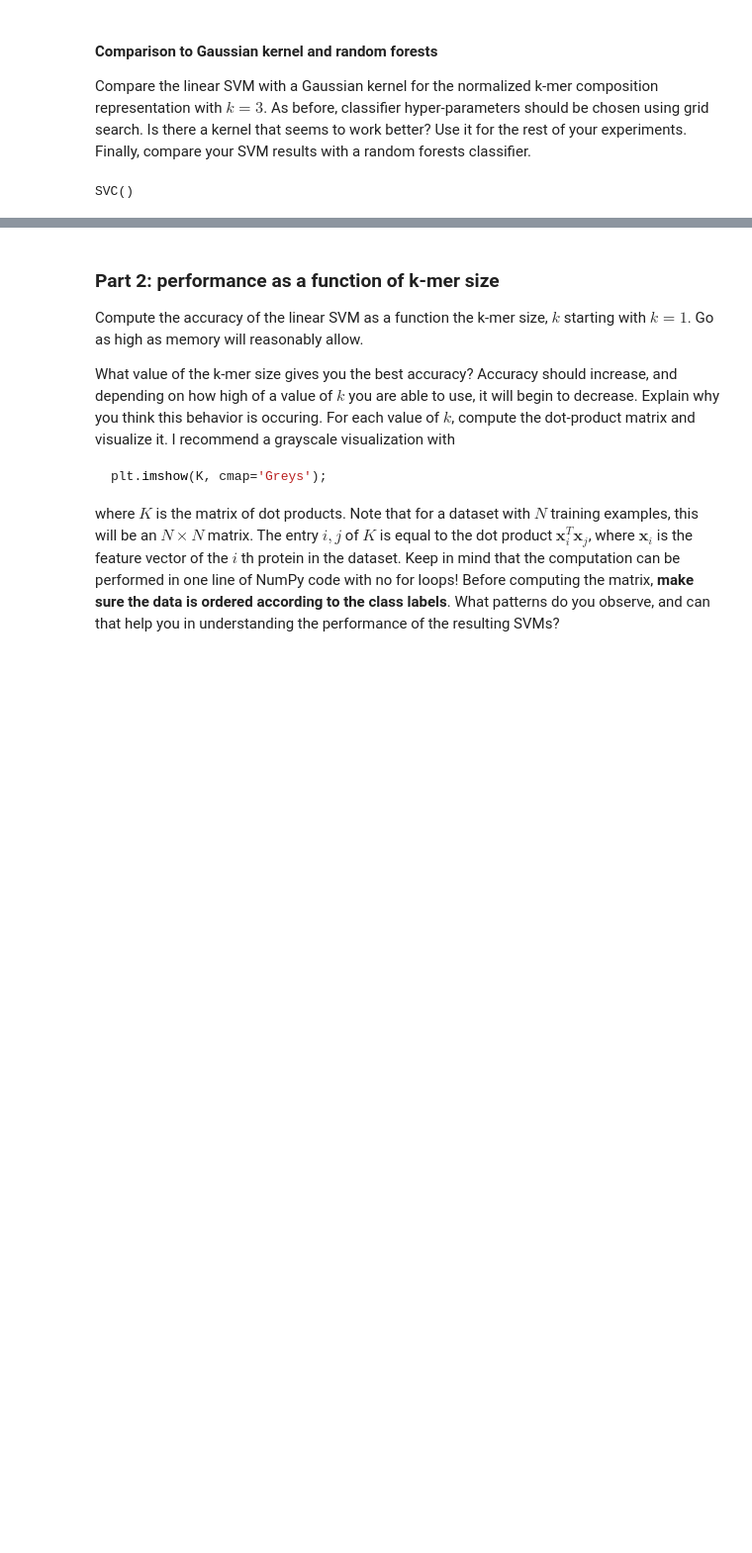
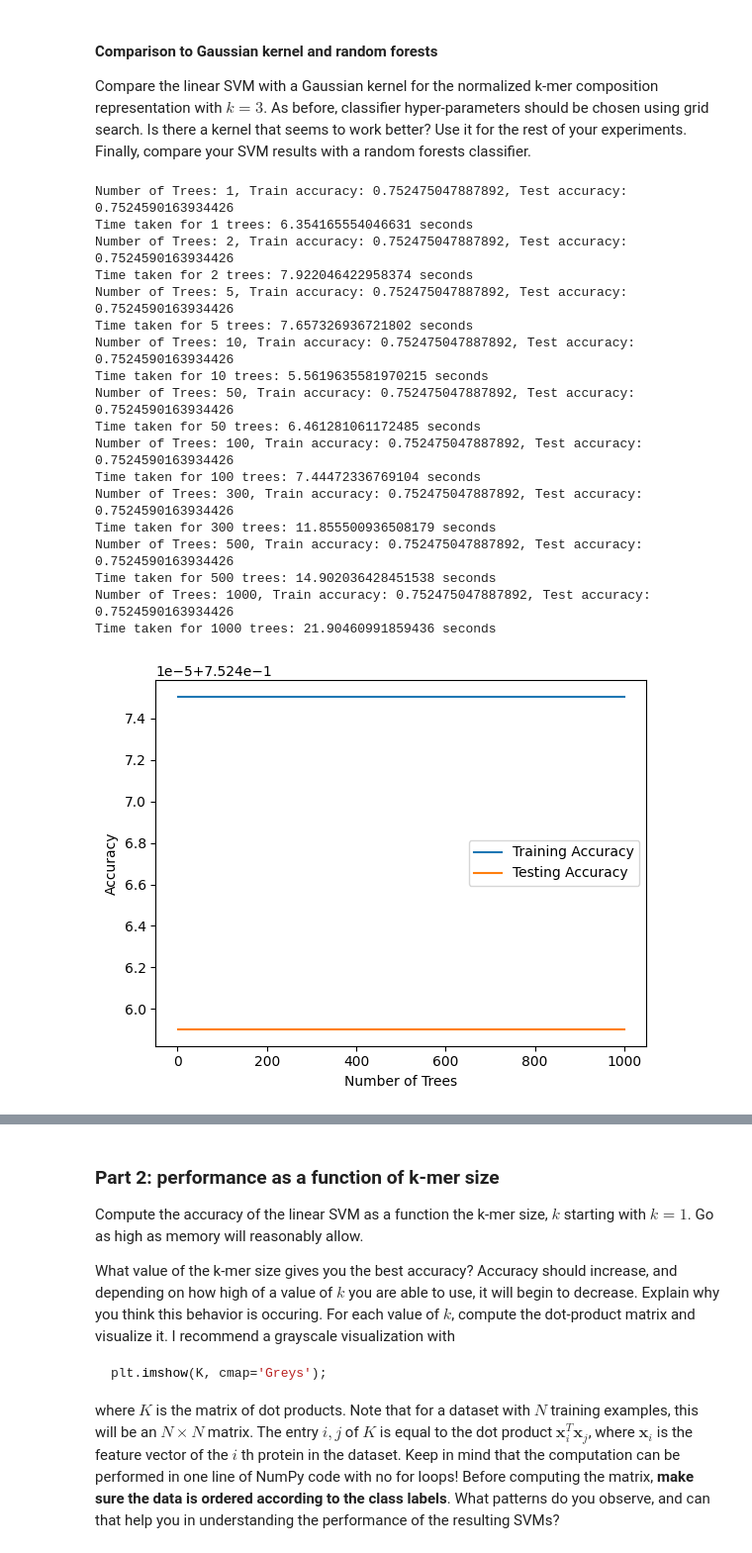
Before and after one commit to Formanj-0/CS525-Bioinformatics, a Jupyter notebook: assignment1_ml_for_protein_sequences.ipynb, the cells around one changed output, grey strips where cells are left out. Shown: that part at 99% size. Cells and saved outputs as stored; diff of their text form; code cells hidden in the pictures; blank space fills up the shorter version.

```diff
--- a/assignment1_ml_for_protein_sequences.ipynb
+++ b/assignment1_ml_for_protein_sequences.ipynb
@@ -196,39 +196,50 @@ for n in num_of_trees:
     cv = StratifiedKFold(n_splits=10, shuffle=True)
 
     train_scores = []
     test_scores = []
 
     start_time = time.time()
 
-    for train_index, test_index in cv.split(X, y):
+    for train_index, test_index in cv.split(X, Y):
         X_train, X_test = X[train_index], X[test_index]
         y_train, y_test = Y[train_index], Y[test_index]
 
         tree.fit(X_train, y_train)
 
         train_scores.append(tree.score(X_train, y_train))
         test_scores.append(tree.score(X_test, y_test))
 
     train_accuracy.append(np.mean(train_scores))
     test_accuracy.append(np.mean(test_scores))
 
     print(f"Number of Trees: {n}, Train accuracy: {train_accuracy[-1]}, Test accuracy: {test_accuracy[-1]}")
 
     end_time = time.time()
     print(f"Time taken for {n} trees: {end_time - start_time} seconds")
 
 plt.plot(num_of_trees, train_accuracy, label='Training Accuracy')
 plt.plot(num_of_trees, test_accuracy, label='Testing Accuracy')
 plt.xlabel('Number of Trees')
 plt.ylabel('Accuracy')
 plt.legend()
 plt.show()
-
-
-
-
-
-s = svm.SVC()
-s.fit(X, Y)
 # %% [output]
-SVC()
+Number of Trees: 1, Train accuracy: 0.752475047887892, Test accuracy: 0.7524590163934426
+Time taken for 1 trees: 6.354165554046631 seconds
+Number of Trees: 2, Train accuracy: 0.752475047887892, Test accuracy: 0.7524590163934426
+Time taken for 2 trees: 7.922046422958374 seconds
+Number of Trees: 5, Train accuracy: 0.752475047887892, Test accuracy: 0.7524590163934426
+Time taken for 5 trees: 7.657326936721802 seconds
+Number of Trees: 10, Train accuracy: 0.752475047887892, Test accuracy: 0.7524590163934426
+Time taken for 10 trees: 5.5619635581970215 seconds
+Number of Trees: 50, Train accuracy: 0.752475047887892, Test accuracy: 0.7524590163934426
+Time taken for 50 trees: 6.461281061172485 seconds
+Number of Trees: 100, Train accuracy: 0.752475047887892, Test accuracy: 0.7524590163934426
+Time taken for 100 trees: 7.44472336769104 seconds
+Number of Trees: 300, Train accuracy: 0.752475047887892, Test accuracy: 0.7524590163934426
+Time taken for 300 trees: 11.855500936508179 seconds
+Number of Trees: 500, Train accuracy: 0.752475047887892, Test accuracy: 0.7524590163934426
+Time taken for 500 trees: 14.902036428451538 seconds
+Number of Trees: 1000, Train accuracy: 0.752475047887892, Test accuracy: 0.7524590163934426
+Time taken for 1000 trees: 21.90460991859436 seconds
+[figure, added]
```
Also changed, not shown: parts of 3 cells of this notebook.
